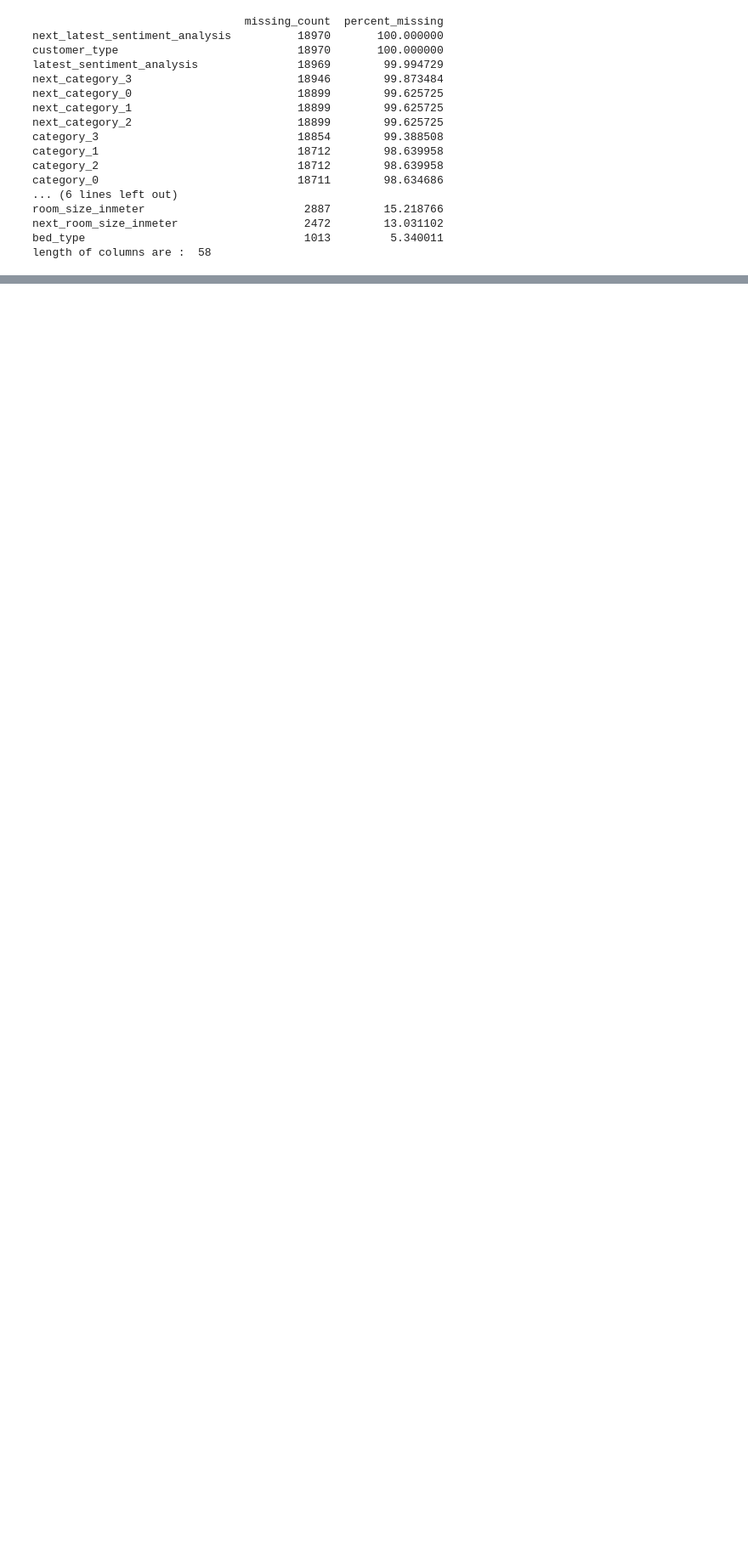
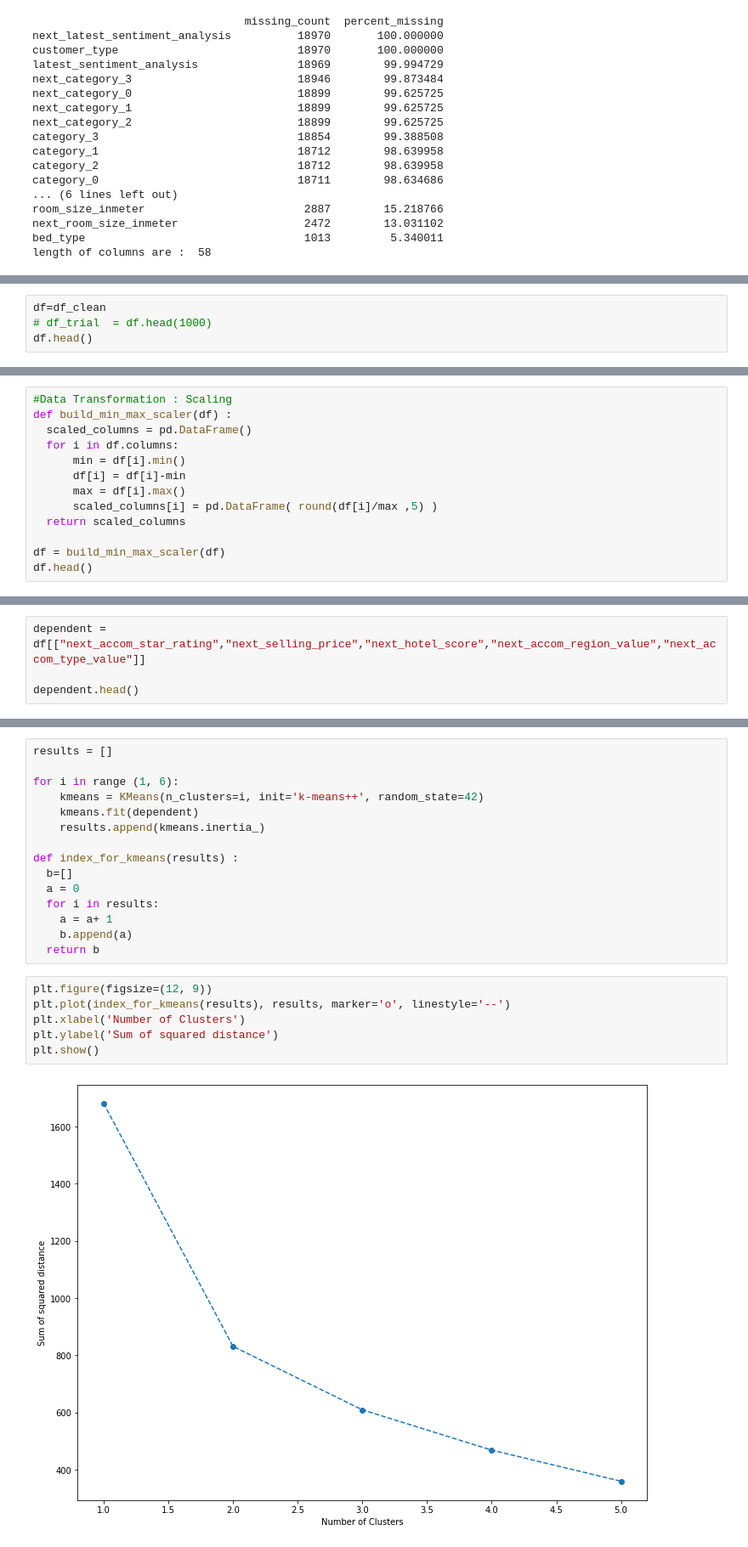
Before and after one commit to Modequick/Machine-Learning-Project, a Jupyter notebook: Skripsi.ipynb, the cells around one changed output, grey strips where cells are left out. Shown at 85% size. Saved outputs shown, nothing was run; the diff lists cells and outputs as text; blank space fills up the shorter version.

```diff
--- a/Skripsi.ipynb
+++ b/Skripsi.ipynb
@@ -120,0 +137,4 @@ df_clean
+# %%
+df=df_clean
+# df_trial  = df.head(1000)
+df.head()
@@ -120,0 +172,13 @@ df_clean
+# %%
+#Data Transformation : Scaling
+def build_min_max_scaler(df) :
+  scaled_columns = pd.DataFrame()
+  for i in df.columns:
+      min = df[i].min()
+      df[i] = df[i]-min
+      max = df[i].max()
+      scaled_columns[i] = pd.DataFrame( round(df[i]/max ,5) )
+  return scaled_columns
+
+df = build_min_max_scaler(df)
+df.head()
@@ -120,0 +196,4 @@ df_clean
+# %%
+dependent = df[["next_accom_star_rating","next_selling_price","next_hotel_score","next_accom_region_value","next_accom_type_value"]]
+
+dependent.head()
@@ -120,0 +207,23 @@ df_clean
+# %%
+results = []
+
+for i in range (1, 6):
+    kmeans = KMeans(n_clusters=i, init='k-means++', random_state=42)
+    kmeans.fit(dependent)
+    results.append(kmeans.inertia_)
+
+def index_for_kmeans(results) :
+  b=[]
+  a = 0
+  for i in results:
+    a = a+ 1
+    b.append(a)
+  return b
+# %%
+plt.figure(figsize=(12, 9))
+plt.plot(index_for_kmeans(results), results, marker='o', linestyle='--')
+plt.xlabel('Number of Clusters')
+plt.ylabel('Sum of squared distance')
+plt.show()
+# %% [output]
+[figure, added]
```
Also changed, not shown: parts of 18 cells of this notebook.
